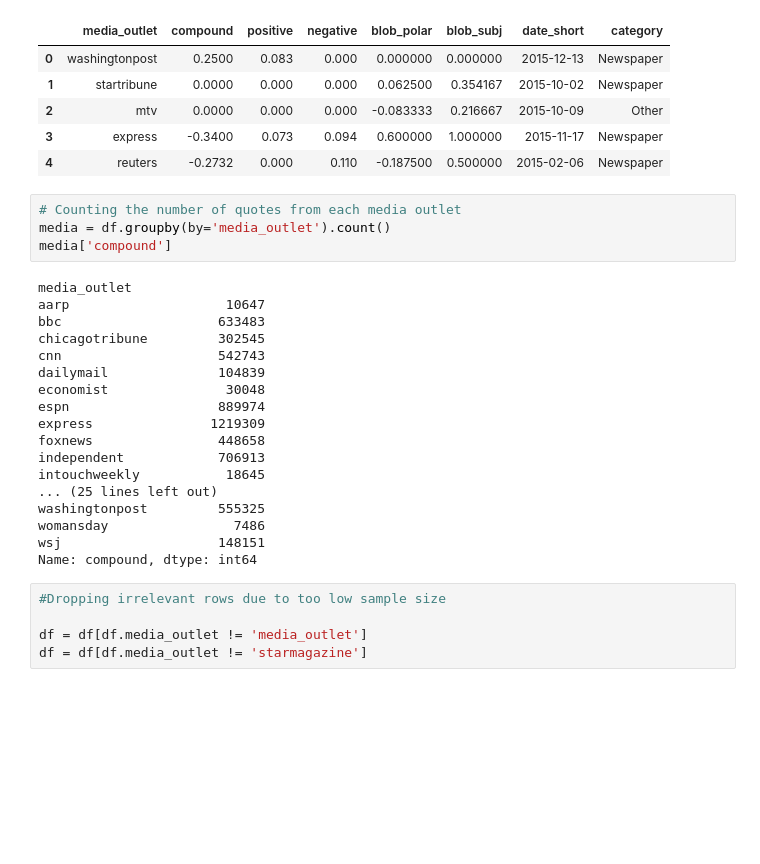
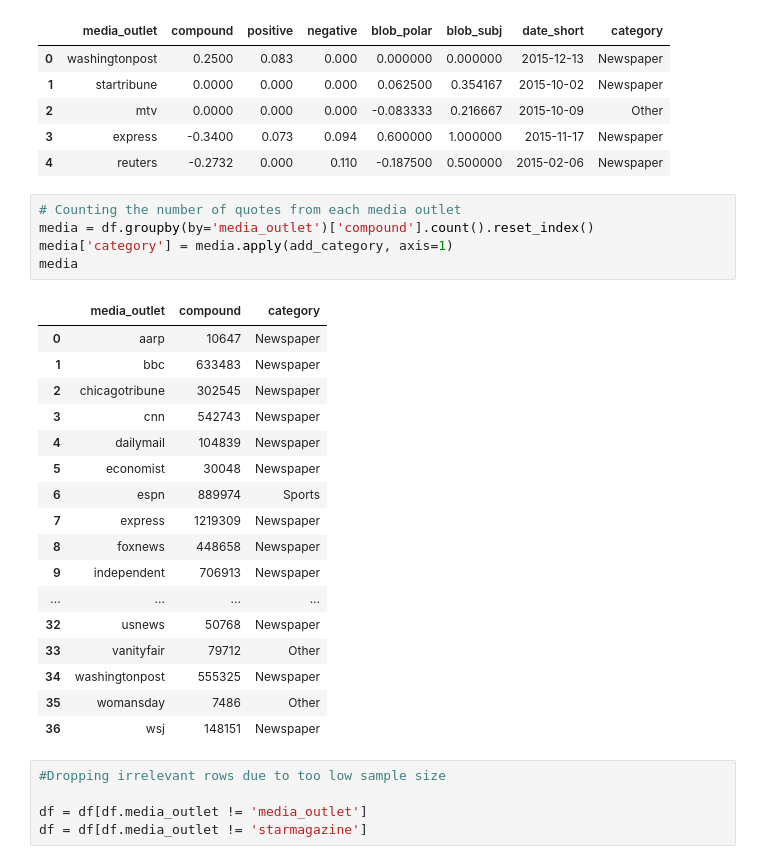
Before and after one commit to epfl-ada/ada-2021-project-gutta-boys, a Jupyter notebook: final_version.ipynb, the cells around one changed output. Saved outputs shown, nothing was run; the diff lists cells and outputs as text; blank space fills up the shorter version.

```diff
--- a/final_version.ipynb
+++ b/final_version.ipynb
@@ -1604,26 +1606,27 @@ df.head()
 | 4 | reuters | -0.2732 | 0.000 | 0.110 | -0.187500 | 0.500000 | 2015-02-06 | Newspaper |
 # %%
 # Counting the number of quotes from each media outlet
-media = df.groupby(by='media_outlet').count()
-media['compound']
+media = df.groupby(by='media_outlet')['compound'].count().reset_index()
+media['category'] = media.apply(add_category, axis=1)
+media
 # %% [output]
-media_outlet
-aarp                    10647
-bbc                    633483
-chicagotribune         302545
-cnn                    542743
-dailymail              104839
-economist               30048
-espn                   889974
-express               1219309
-foxnews                448658
-independent            706913
-intouchweekly           18645
-... (25 lines left out)
-washingtonpost         555325
-womansday                7486
-wsj                    148151
-Name: compound, dtype: int64
+|  | media_outlet | compound | category |
+| 0 | aarp | 10647 | Newspaper |
+| 1 | bbc | 633483 | Newspaper |
+| 2 | chicagotribune | 302545 | Newspaper |
+| 3 | cnn | 542743 | Newspaper |
+| 4 | dailymail | 104839 | Newspaper |
+| 5 | economist | 30048 | Newspaper |
+| 6 | espn | 889974 | Sports |
+| 7 | express | 1219309 | Newspaper |
+| 8 | foxnews | 448658 | Newspaper |
+| 9 | independent | 706913 | Newspaper |
+| ... | ... | ... | ... |
+| 32 | usnews | 50768 | Newspaper |
+| 33 | vanityfair | 79712 | Other |
+| 34 | washingtonpost | 555325 | Newspaper |
+| 35 | womansday | 7486 | Other |
+| 36 | wsj | 148151 | Newspaper |
 # %%
 #Dropping irrelevant rows due to too low sample size
 
```
Also changed, not shown: parts of 3 cells of this notebook, 1 other file.
